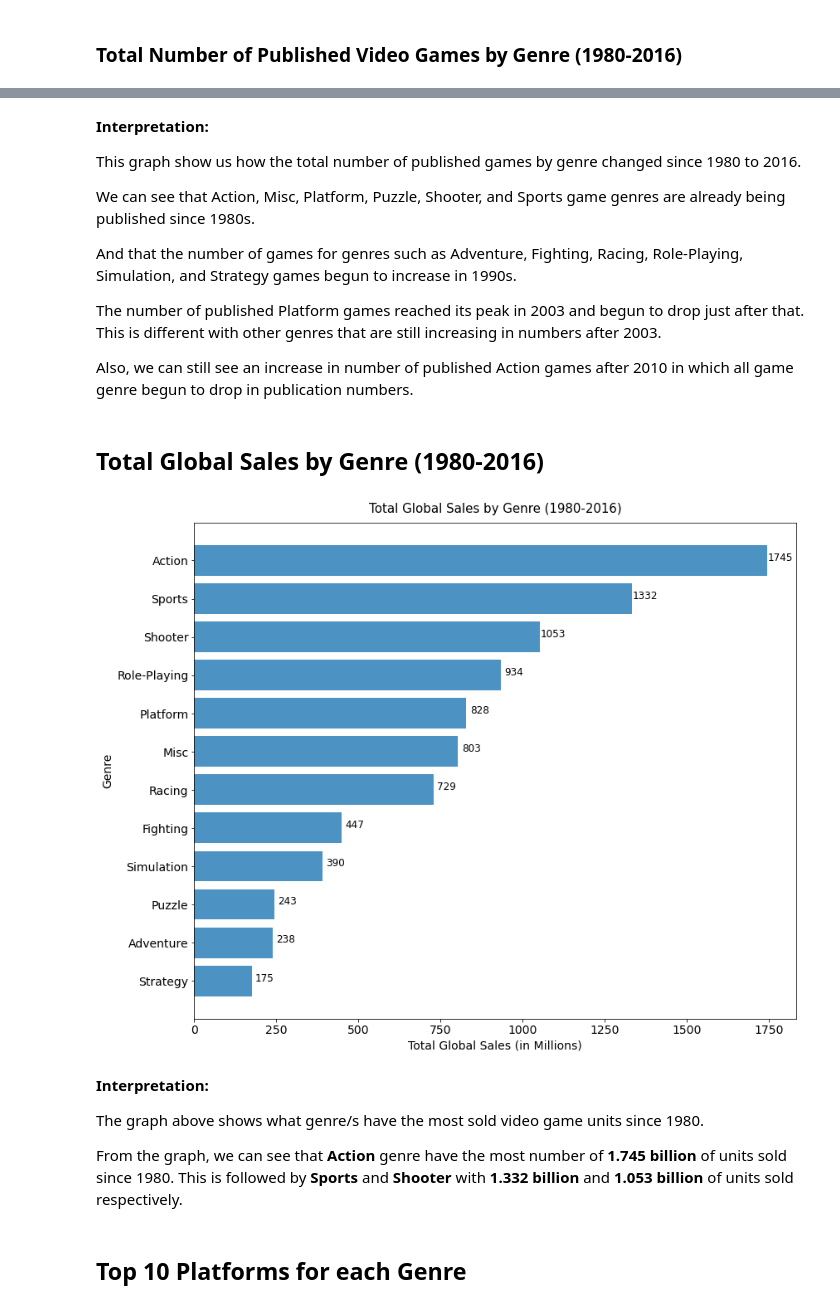
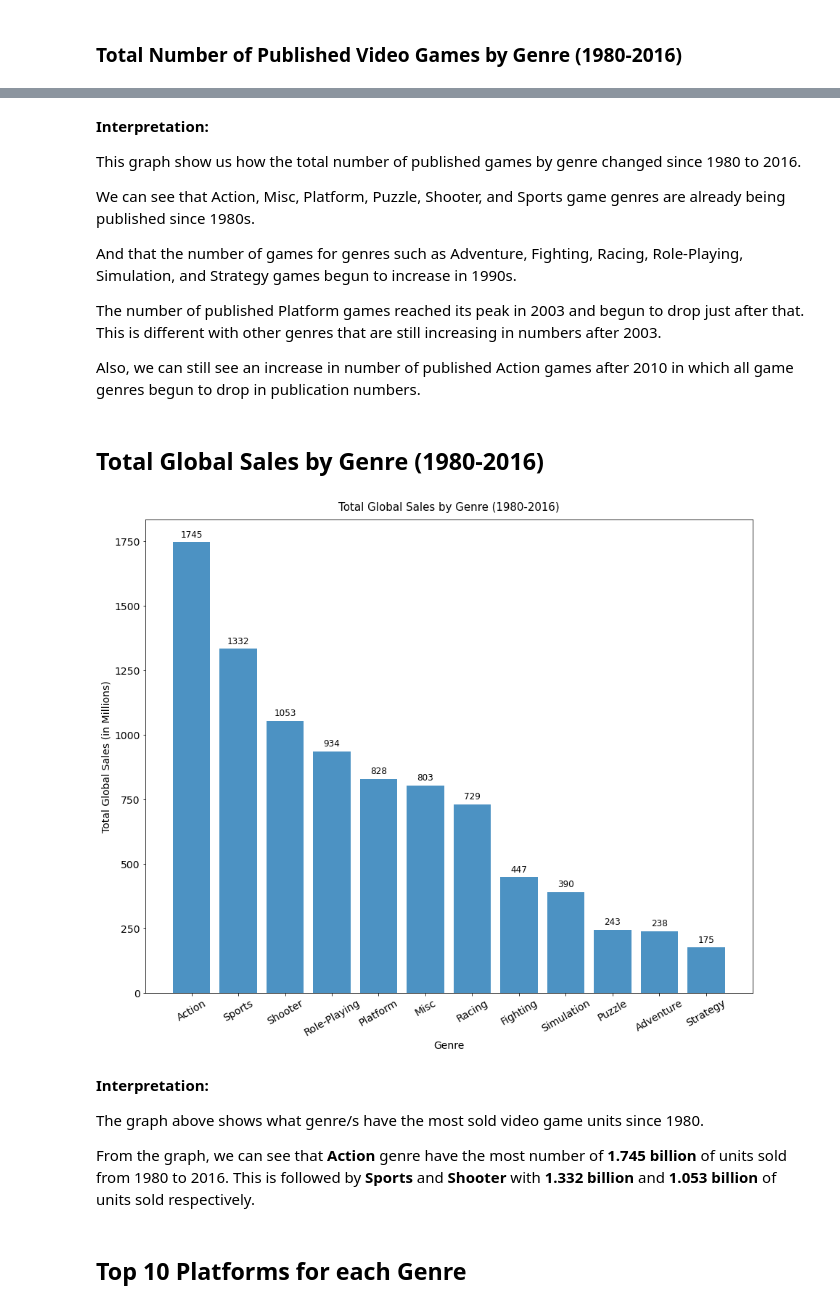
Before and after one commit to fvea/exploratory-data-analysis-video-games-sales, a Jupyter notebook: EDA on Video Games Sales.ipynb, the cells around one changed output, grey strips where cells are left out. Cells and saved outputs as stored; diff of their text form; code cells hidden in the pictures.

```diff
--- a/EDA on Video Games Sales.ipynb
+++ b/EDA on Video Games Sales.ipynb
@@ -67,11 +68,11 @@ These are the questions that I have asked about the data:
 def add_bar_label(ax, s, yincr=0, xincr=0, isbarh=False, **kwargs):
     if isbarh:
         for i in s.index:
-             ax.text(s.loc[i]+xincr, i, round(s.loc[i]),
+             ax.text(s.loc[i]+xincr, i, round(s.loc[i], 2),
                      ha='center', **kwargs)
     else:
         for i in s.index:
-            ax.text(i, s.loc[i]+yincr, round(s.loc[i]),
+            ax.text(i, s.loc[i]+yincr, round(s.loc[i], 2),
                     ha='center', **kwargs)
 # %% [markdown]
 ### <a id='vg_trend'>Total Number of Published Video Games per Year (1980-2016)</a>
@@ -192,29 +193,29 @@ And that the number of games for genres such as Adventure, Fighting, Racing, Rol
 
 The number of published Platform games reached its peak in 2003 and begun to drop just after that. This is different with other genres that are still increasing in numbers after 2003.
 
-Also, we can still see an increase in number of published Action games after 2010 in which all game genre begun to drop in publication numbers.
+Also, we can still see an increase in number of published Action games after 2010 in which all game genres begun to drop in publication numbers.
 # %% [markdown]
 ## Total Global Sales by Genre (1980-2016)
 # %%
 # What is the highest selling genre?
-fig, ax = plt.subplots(figsize=(13, 11))
+fig, ax = plt.subplots(figsize=(15, 12))
 grouped = vg_sales.groupby('Genre')['Global Sales']
-res = grouped.agg('sum').sort_values()
-ax.barh(res.index, res.values, alpha=0.8)
+res = grouped.agg('sum').sort_values(ascending=False)
+ax.bar(res.index, res.values, alpha=0.8)
 ax.set_title('Total Global Sales by Genre (1980-2016)', fontsize=15, y=1.01)
-ax.set_xlabel('Total Global Sales (in Millions)', fontsize=14)
-ax.set_ylabel('Genre', fontsize=14)
-ax.tick_params(axis='x', labelsize=14)
+ax.set_ylabel('Total Global Sales (in Millions)', fontsize=14)
+ax.set_xlabel('Genre', fontsize=14)
+ax.tick_params(axis='x', labelsize=14, rotation=30)
 ax.tick_params(axis='y', labelsize=14)
-add_bar_label(ax, res, xincr=40, isbarh=True,fontsize='large')
+add_bar_label(ax, res, yincr=20, fontsize='large')
 # %% [output]
-[figure, old version]
+[figure, new version]
 # %% [markdown]
 **Interpretation:**
 
 The graph above shows what genre/s have the most sold video game units since 1980.
 
-From the graph, we can see that **Action** genre have the most number of **1.745 billion** of units sold since 1980. This is followed by **Sports** and **Shooter** with **1.332 billion** and **1.053 billion** of units sold respectively.
+From the graph, we can see that **Action** genre have the most number of **1.745 billion** of units sold from 1980 to 2016. This is followed by **Sports** and **Shooter** with **1.332 billion** and **1.053 billion** of units sold respectively.
 # %% [markdown]
 ## Top 10 Platforms for each Genre
 # %%
```
Also changed, not shown: parts of 18 cells of this notebook.
